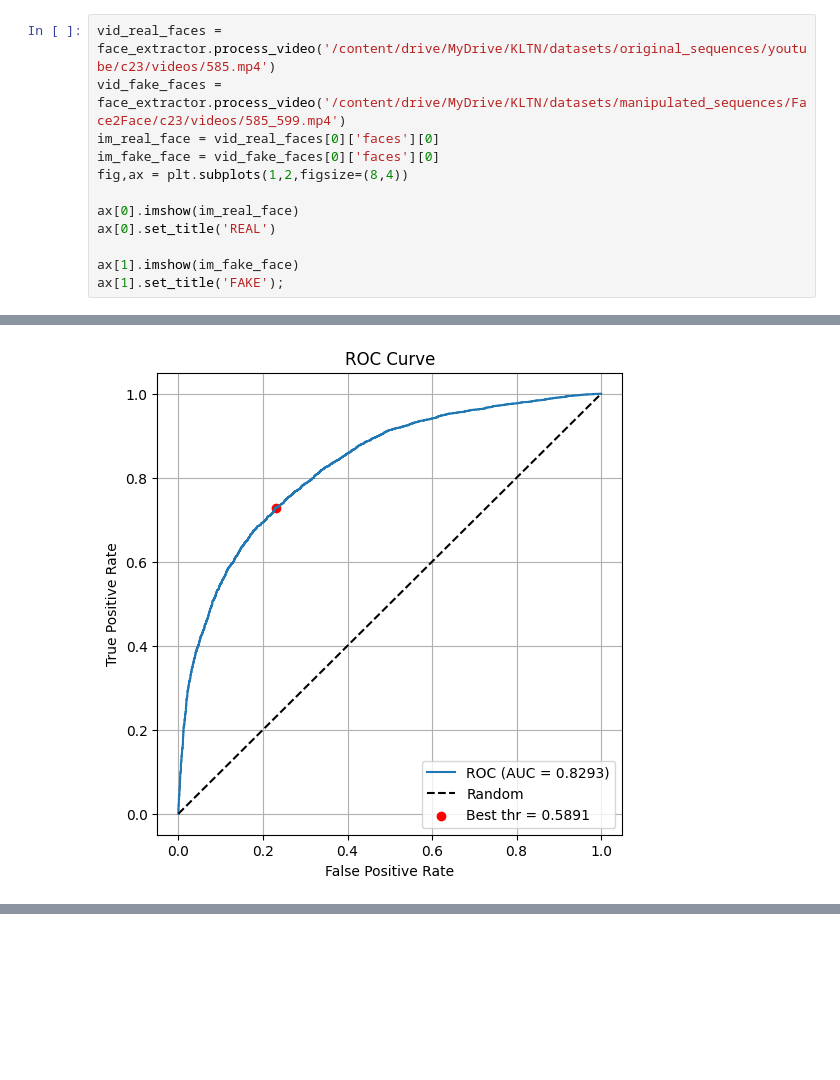
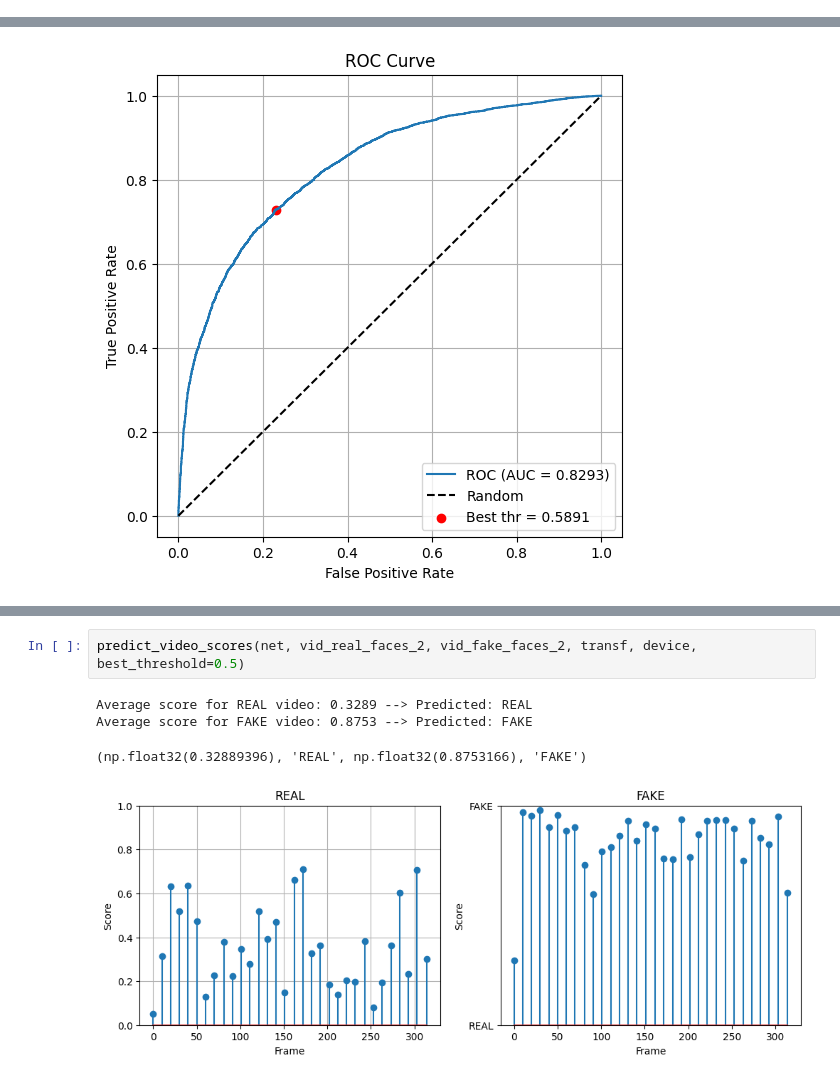
Before and after one commit to phamlinh2111/KLTN, a Jupyter notebook: Video_prediction.ipynb, the cells around one changed output, grey strips where cells are left out. Drawn from its saved outputs; the diff is of its cells as text; blank space fills up the shorter version.

```diff
--- a/Video_prediction.ipynb
+++ b/Video_prediction.ipynb
@@ -44,15 +100,3 @@ facedet.load_anchors("../blazeface/anchors.npy")
 videoreader = VideoReader(verbose=False)
 video_read_fn = lambda x: videoreader.read_frames(x, num_frames=frames_per_video)
 face_extractor = FaceExtractor(video_read_fn=video_read_fn,facedet=facedet)
-# %%
-vid_real_faces = face_extractor.process_video('/content/drive/MyDrive/KLTN/datasets/original_sequences/youtube/c23/videos/585.mp4')
-vid_fake_faces = face_extractor.process_video('/content/drive/MyDrive/KLTN/datasets/manipulated_sequences/Face2Face/c23/videos/585_599.mp4')
-im_real_face = vid_real_faces[0]['faces'][0]
-im_fake_face = vid_fake_faces[0]['faces'][0]
-fig,ax = plt.subplots(1,2,figsize=(8,4))
-
-ax[0].imshow(im_real_face)
-ax[0].set_title('REAL')
-
-ax[1].imshow(im_fake_face)
-ax[1].set_title('FAKE');
@@ -143,0 +227,7 @@ Average score for FAKE video: 0.8248 --> Predicted: FAKE
+# %%
+predict_video_scores(net, vid_real_faces_2, vid_fake_faces_2, transf, device, best_threshold=0.5)
+# %% [output]
+Average score for REAL video: 0.3289 --> Predicted: REAL
+Average score for FAKE video: 0.8753 --> Predicted: FAKE
+(np.float32(0.32889396), 'REAL', np.float32(0.8753166), 'FAKE')
+[figure, added]
```
Also changed, not shown: parts of 12 cells of this notebook, 9 other files.
